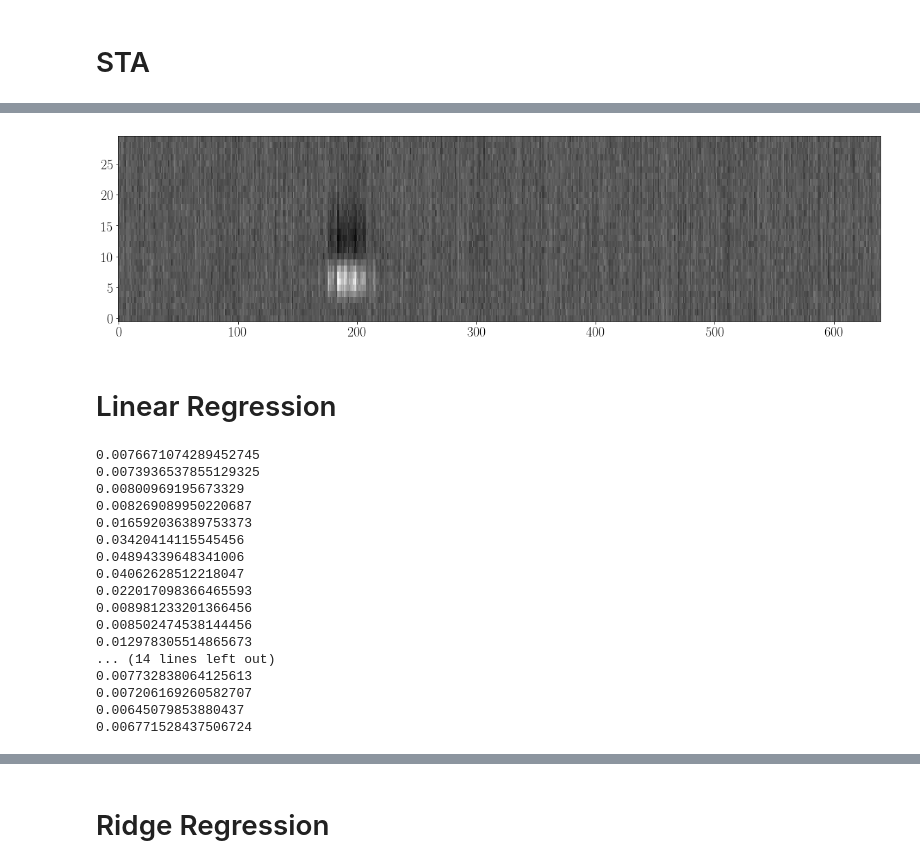
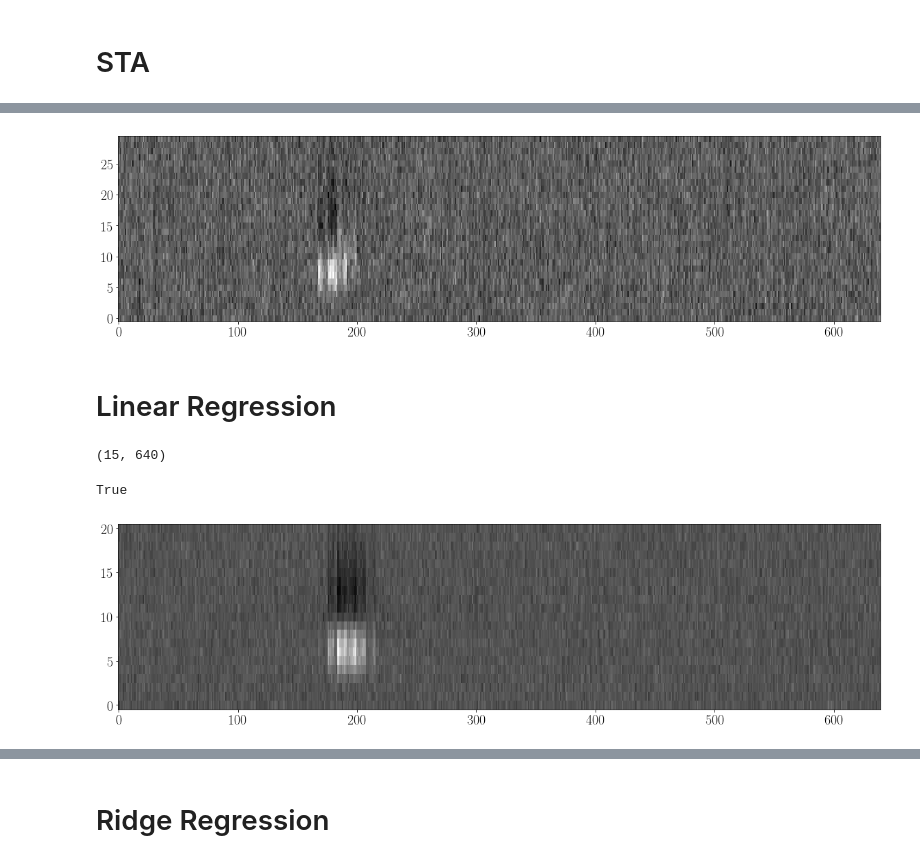
Before and after one commit to pssachdeva/uoi-neuro, a Jupyter notebook: retina_strf/1d_strf.ipynb, the cells around one changed output, grey strips where cells are left out. Drawn from its saved outputs; the diff is of its cells as text; code cells hidden in the pictures.

```diff
--- a/retina_strf/1d_strf.ipynb
+++ b/retina_strf/1d_strf.ipynb
@@ -100,38 +143,36 @@ for window in range(n_frames_per_window):
 # %%
 fig, ax = plt.subplots(figsize=(20, 5))
-ax.imshow(sta[:, :, 0], cmap='gray')
+ax.imshow(sta, cmap='gray')
 ax.set_aspect('auto')
 # %% [output]
-[figure, old version]
+[figure, new version]
 # %% [markdown]
 # Linear Regression
+# %%
+ruff = retina.calculate_strf_for_neurons(method='OLS', recording=recording, window_length=window_length, cells=0)
 # %%
 ols_strf = np.zeros((n_frames_per_window, m))
 responses_copy = np.copy(responses)
 
 for window in range(n_frames_per_window):
     ols = LinearRegression(fit_intercept=True)
-    ols.fit(stims.T, responses_copy[:, 0])
+    ols.fit(stims.T, responses_copy[:, 2])
     ols_strf[window, :] = ols.coef_.T
-    print(r2_score(responses_copy[:, 0], ols.predict(stims.T)))
+    #print(r2_score(responses_copy[:, 0], ols.predict(stims.T)))
     responses_copy = np.roll(responses_copy, -1, axis=0)
-# %% [output]
-0.0076671074289452745
-0.0073936537855129325
-0.00800969195673329
-0.008269089950220687
-0.016592036389753373
-0.03420414115545456
-0.04894339648341006
-0.04062628512218047
-0.022017098366465593
-0.008981233201366456
-0.008502474538144456
-0.012978305514865673
-... (14 lines left out)
-0.007732838064125613
-0.007206169260582707
-0.00645079853880437
-0.006771528437506724
+# %%
+np.squeeze(ruff[0]).shape
+# %% [output]
+(15, 640)
+# %%
+np.all(ruff[0] == ols_strf)
+# %% [output]
+True
+# %%
+fig, ax = plt.subplots(figsize=(20, 5))
+ax.imshow(ruff[0], cmap='gray')
+ax.set_aspect('auto')
+# %% [output]
+[figure, added]
 # %%
 fig, ax = plt.subplots(figsize=(20, 5))
```
Also changed, not shown: parts of 38 cells of this notebook, 4 other files.
